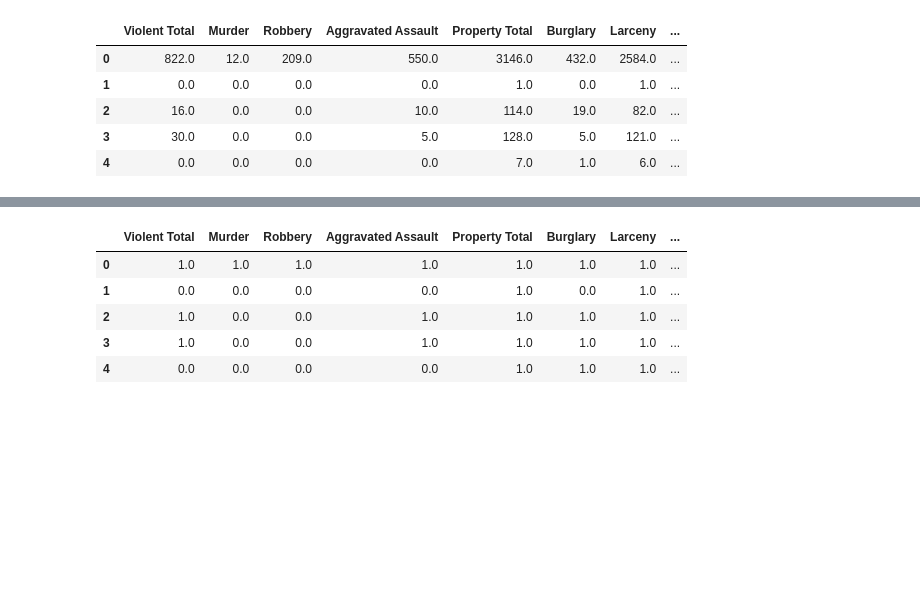
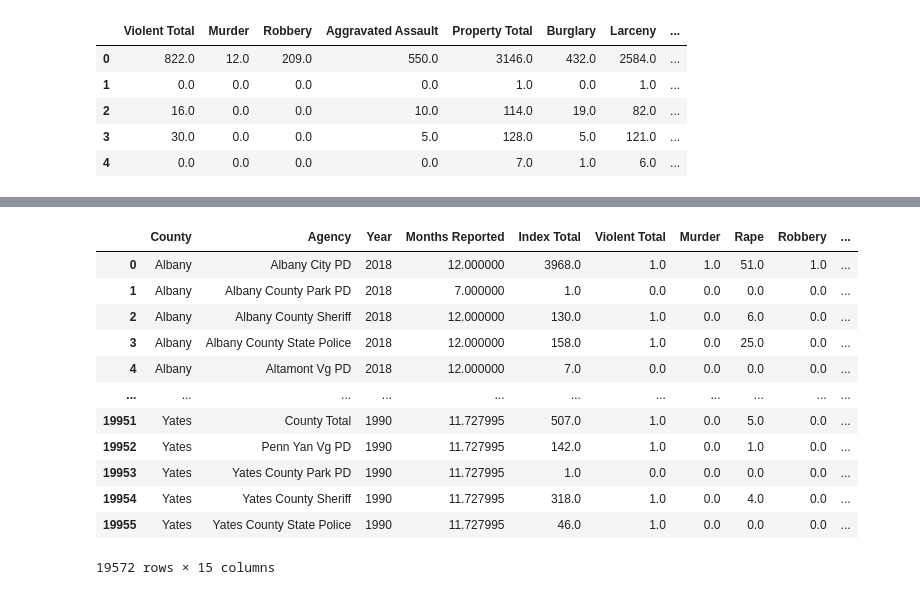
Before and after one commit to sanzi4/data_mining, a Jupyter notebook: assoication_task.ipynb, the cells around one changed output, grey strips where cells are left out. Drawn from its saved outputs; the diff is of its cells as text; code cells hidden in the pictures; blank space fills up the shorter version.

```diff
--- a/assoication_task.ipynb
+++ b/assoication_task.ipynb
@@ -154,9 +175,16 @@ for i, row in df2.iterrows():
-# %%
-df2
-# %% [output]
-|  | Violent Total | Murder | Robbery | Aggravated Assault | Property Total | Burglary | Larceny | ... |
-| 0 | 1.0 | 1.0 | 1.0 | 1.0 | 1.0 | 1.0 | 1.0 | ... |
-| 1 | 0.0 | 0.0 | 0.0 | 0.0 | 1.0 | 0.0 | 1.0 | ... |
-| 2 | 1.0 | 0.0 | 0.0 | 1.0 | 1.0 | 1.0 | 1.0 | ... |
-| 3 | 1.0 | 0.0 | 0.0 | 1.0 | 1.0 | 1.0 | 1.0 | ... |
-| 4 | 0.0 | 0.0 | 0.0 | 0.0 | 1.0 | 1.0 | 1.0 | ... |
+# %%
+df1 =
+# %% [output]
+|  | County | Agency | Year | Months Reported | Index Total | Violent Total | Murder | Rape | Robbery | ... |
+| 0 | Albany | Albany City PD | 2018 | 12.000000 | 3968.0 | 1.0 | 1.0 | 51.0 | 1.0 | ... |
+| 1 | Albany | Albany County Park PD | 2018 | 7.000000 | 1.0 | 0.0 | 0.0 | 0.0 | 0.0 | ... |
+| 2 | Albany | Albany County Sheriff | 2018 | 12.000000 | 130.0 | 1.0 | 0.0 | 6.0 | 0.0 | ... |
+| 3 | Albany | Albany County State Police | 2018 | 12.000000 | 158.0 | 1.0 | 0.0 | 25.0 | 0.0 | ... |
+| 4 | Albany | Altamont Vg PD | 2018 | 12.000000 | 7.0 | 0.0 | 0.0 | 0.0 | 0.0 | ... |
+| ... | ... | ... | ... | ... | ... | ... | ... | ... | ... | ... |
+| 19951 | Yates | County Total | 1990 | 11.727995 | 507.0 | 1.0 | 0.0 | 5.0 | 0.0 | ... |
+| 19952 | Yates | Penn Yan Vg PD | 1990 | 11.727995 | 142.0 | 1.0 | 0.0 | 1.0 | 0.0 | ... |
+| 19953 | Yates | Yates County Park PD | 1990 | 11.727995 | 1.0 | 0.0 | 0.0 | 0.0 | 0.0 | ... |
+| 19954 | Yates | Yates County Sheriff | 1990 | 11.727995 | 318.0 | 1.0 | 0.0 | 4.0 | 0.0 | ... |
+| 19955 | Yates | Yates County State Police | 1990 | 11.727995 | 46.0 | 1.0 | 0.0 | 0.0 | 0.0 | ... |
+19572 rows × 15 columns
```
Also changed, not shown: parts of 7 cells of this notebook.
